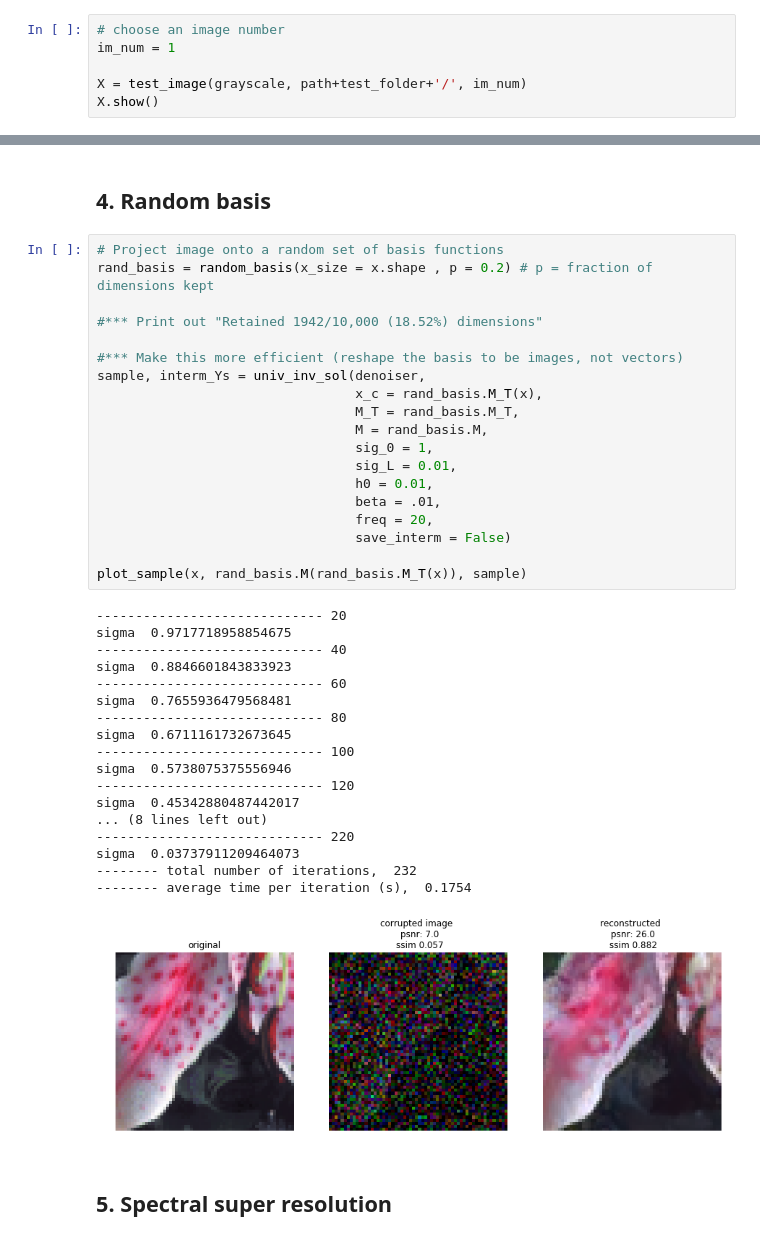
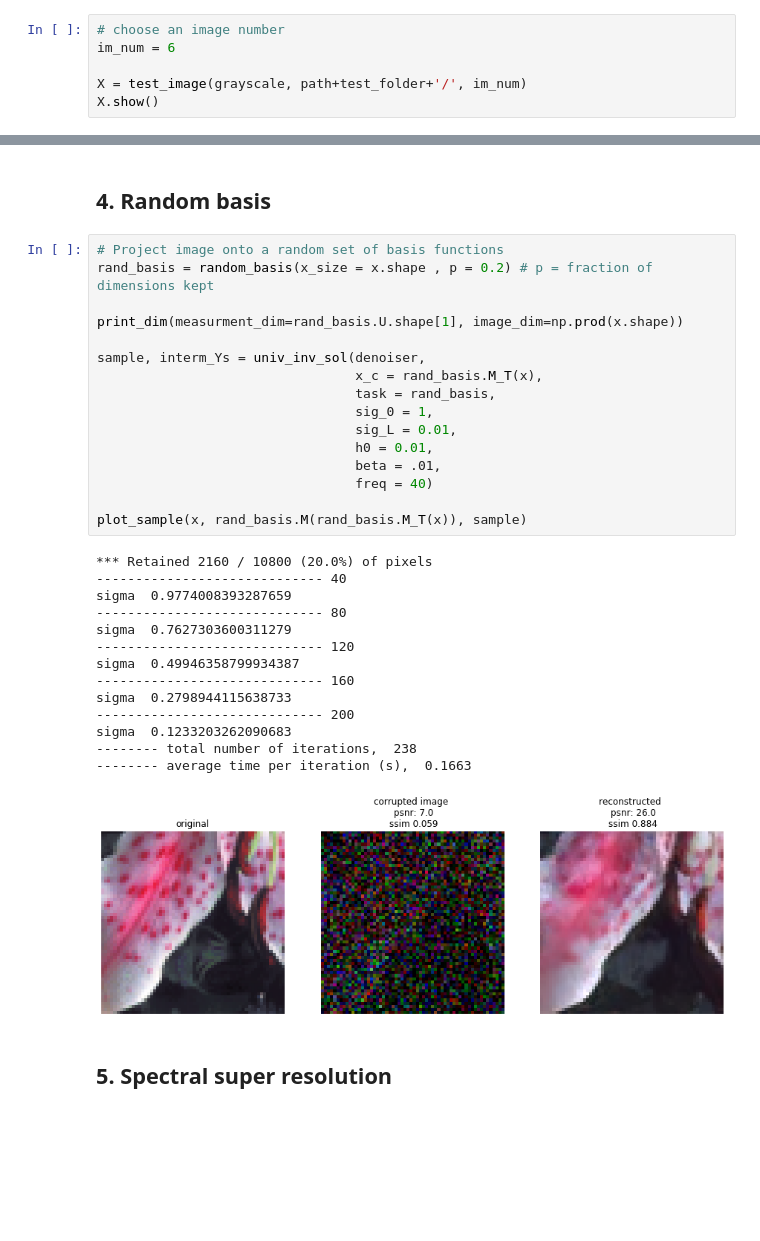
Before and after one commit to LabForComputationalVision/universal_inverse_problem, a Jupyter notebook: Demo.ipynb, the cells around one changed output, grey strips where cells are left out. Cells and saved outputs as stored; diff of their text form; blank space fills up the shorter version.

```diff
--- a/Demo.ipynb
+++ b/Demo.ipynb
@@ -147,6 +142,6 @@ Test datasets:  ['Set5', 'BSD100', 'Set14']
 # %%
 # choose an image number
-im_num = 1
+im_num = 6
 
 X = test_image(grayscale, path+test_folder+'/', im_num)
 X.show()
@@ -289,41 +274,34 @@ sigma  0.031387511640787125
 # %%
 # Project image onto a random set of basis functions
 rand_basis = random_basis(x_size = x.shape , p = 0.2) # p = fraction of dimensions kept
 
-#*** Print out "Retained 1942/10,000 (18.52%) dimensions"
+print_dim(measurment_dim=rand_basis.U.shape[1], image_dim=np.prod(x.shape))
 
-#*** Make this more efficient (reshape the basis to be images, not vectors)
 sample, interm_Ys = univ_inv_sol(denoiser,
                                  x_c = rand_basis.M_T(x),
-                                 M_T = rand_basis.M_T,
-                                 M = rand_basis.M,
+                                 task = rand_basis,
                                  sig_0 = 1,
                                  sig_L = 0.01,
                                  h0 = 0.01,
                                  beta = .01,
-                                 freq = 20,
-                                 save_interm = False)
+                                 freq = 40)
 
 plot_sample(x, rand_basis.M(rand_basis.M_T(x)), sample)
 # %% [output]
------------------------------ 20
-sigma  0.9717718958854675
+*** Retained 2160 / 10800 (20.0%) of pixels
 ----------------------------- 40
-sigma  0.8846601843833923
------------------------------ 60
-sigma  0.7655936479568481
+sigma  0.9774008393287659
 ----------------------------- 80
-sigma  0.6711161732673645
------------------------------ 100
-sigma  0.5738075375556946
+sigma  0.7627303600311279
 ----------------------------- 120
-sigma  0.45342880487442017
-... (8 lines left out)
------------------------------ 220
-sigma  0.03737911209464073
--------- total number of iterations,  232
--------- average time per iteration (s),  0.1754
+sigma  0.49946358799934387
+----------------------------- 160
+sigma  0.2798944115638733
+----------------------------- 200
+sigma  0.1233203262090683
+-------- total number of iterations,  238
+-------- average time per iteration (s),  0.1663
-[figure, old version]
+[figure, new version]
 # %% [markdown]
 ## 5. Spectral super resolution
 # %%
```
Also changed, not shown: parts of 9 cells of this notebook.
